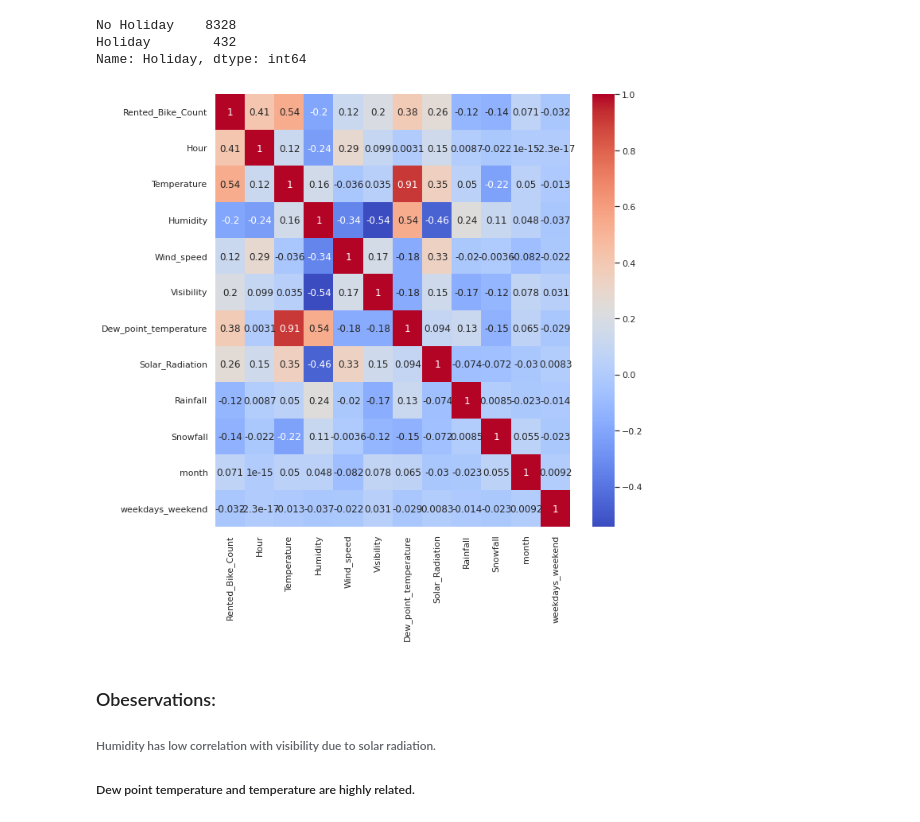
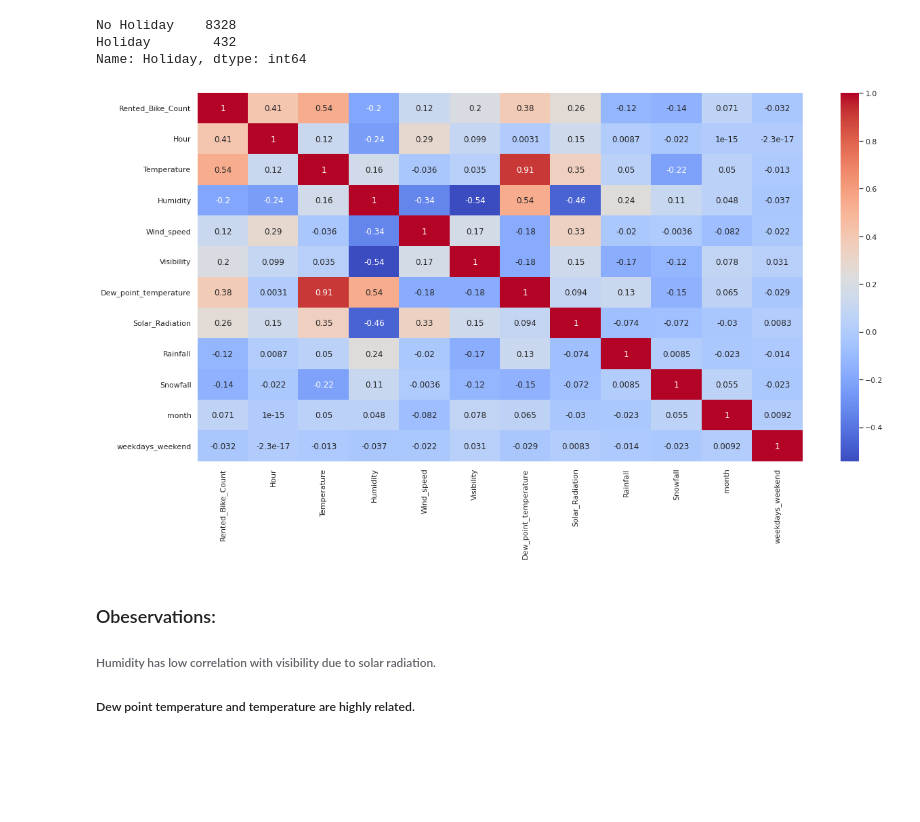
Before and after one commit to anup-anny/Bike-Sharing-Demand-Prediction, a Jupyter notebook: Bike_Sharing_Demand_Prediction_Capstone_Project.ipynb, the cells around one changed output. Saved outputs shown, nothing was run; the diff lists cells and outputs as text; code cells hidden in the pictures; blank space fills up the shorter version.

```diff
--- a/Bike_Sharing_Demand_Prediction_Capstone_Project.ipynb
+++ b/Bike_Sharing_Demand_Prediction_Capstone_Project.ipynb
@@ -235,11 +236,11 @@ Holiday        432
 Name: Holiday, dtype: int64
 # %%
 # constructing heat map
-plt.figure(figsize=(10,10))
+plt.figure(figsize=(20,10))
 sns.heatmap(df.corr(),annot=True,cmap="coolwarm")
 plt.show()
 # %% [output]
-[figure, old version]
+[figure, new version]
 # %% [markdown]
 ### Obeservations:
 ###### Humidity has low correlation with visibility due to solar radiation.
```
Also changed, not shown: parts of 86 cells of this notebook.
